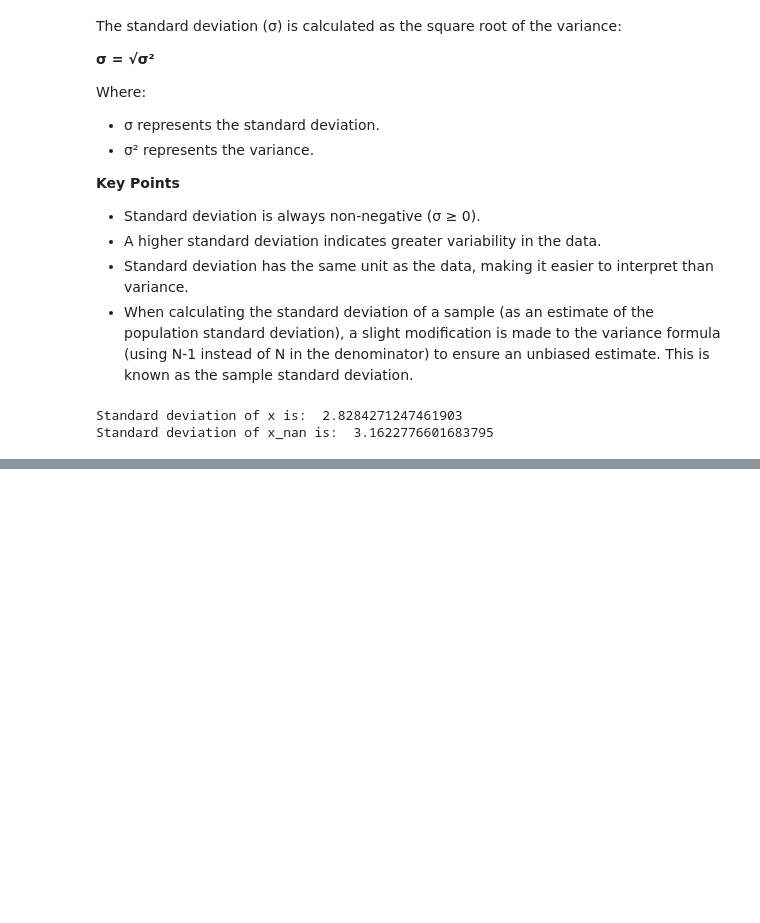
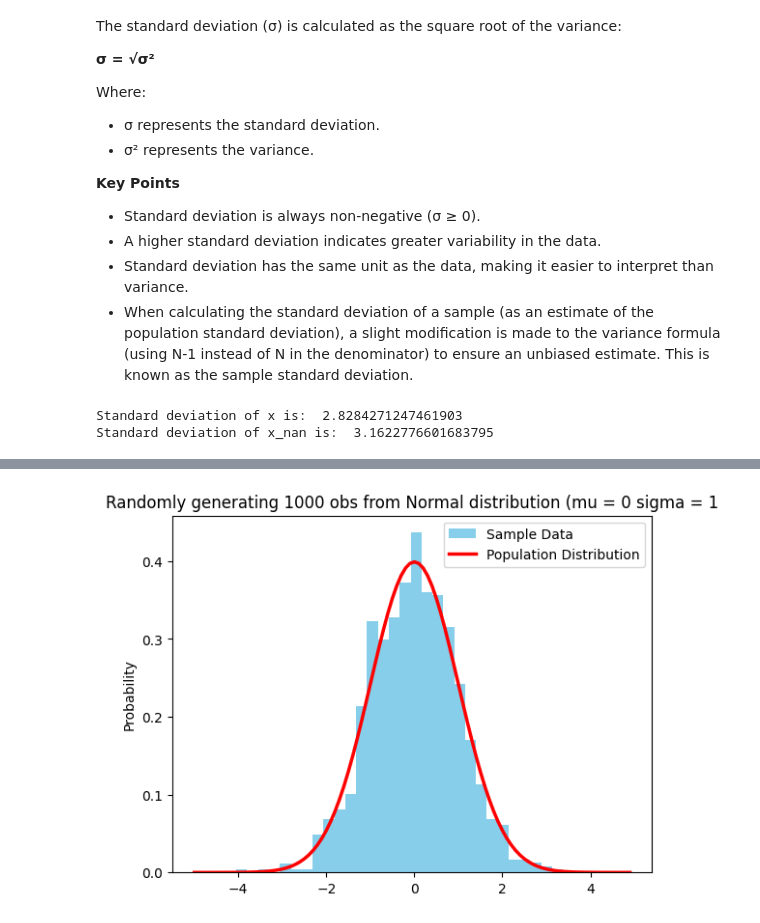
Before and after one commit to Mojoryson/Notebooks, a Jupyter notebook: WIP/Statistics_Reference.ipynb, the cells around one changed output, grey strips where cells are left out. Saved outputs shown, nothing was run; the diff lists cells and outputs as text; code cells hidden in the pictures; blank space fills up the shorter version.

```diff
--- a/WIP/Statistics_Reference.ipynb
+++ b/WIP/Statistics_Reference.ipynb
@@ -211,0 +577,55 @@ Standard deviation of x_nan is:  3.1622776601683795
+# %%
+# Random Generation of 1000 independent Normal samples
+"""
+This script generates 1000 independent samples from a normal distribution with mean (mu) 0 and standard deviation (sigma) 1.
+It then plots a histogram of the sample data and overlays the probability density function (PDF) of the population distribution.
+
+Modules:
+    numpy: Used for generating random samples from a normal distribution.
+    scipy.stats: Used for obtaining the PDF of the normal distribution.
+    matplotlib.pyplot: Used for plotting the histogram and the PDF.
+
+Variables:
+    mu (float): Mean of the normal distribution.
+    sigma (float): Standard deviation of the normal distribution.
+    N (int): Number of samples to generate.
+    X (numpy.ndarray): Array of generated samples.
+    x_values (numpy.ndarray): Array of x values for plotting the PDF.
+    y_values (numpy.ndarray): Array of y values representing the PDF of the normal distribution.
+    counts (numpy.ndarray): Counts of samples in each bin of the histogram.
+    bins (numpy.ndarray): Bin edges of the histogram.
+    ignored (list): List of patches used to create the histogram.
+
+Functions:
+    plt.hist: Plots the histogram of the sample data.
+    plt.plot: Plots the PDF of the normal distribution.
+    plt.title: Sets the title of the plot.
+    plt.ylabel: Sets the label for the y-axis.
+    plt.legend: Adds a legend to the plot.
+    plt.show: Displays the plot.
+"""
+import numpy as np
+mu = 0
+sigma = 1
+N = 1000
+X = np.random.normal(mu, sigma, N)
+
+# Population distribution mean and standard deviation
+from scipy.stats import norm
+
+x_values = np.arange(-5, 5, 0.1)
+y_values = norm.pdf(x_values)
+
+# Sample chart of the Population distribution
+import matplotlib.pyplot as plt
+
+counts, bins, ignored = plt.hist(X, 30, density=True, color='skyblue', label='Sample Data')
+
+plt.plot(x_values, y_values, color='red', linewidth = 2.5, label='Population Distribution')
+
+plt.title("Randomly generating 1000 obs from Normal distribution (mu = 0 sigma = 1")
+plt.ylabel("Probability")
+plt.legend()
+plt.show()
+# %% [output]
+[figure, added]
```
Also changed, not shown: parts of 12 cells of this notebook.
